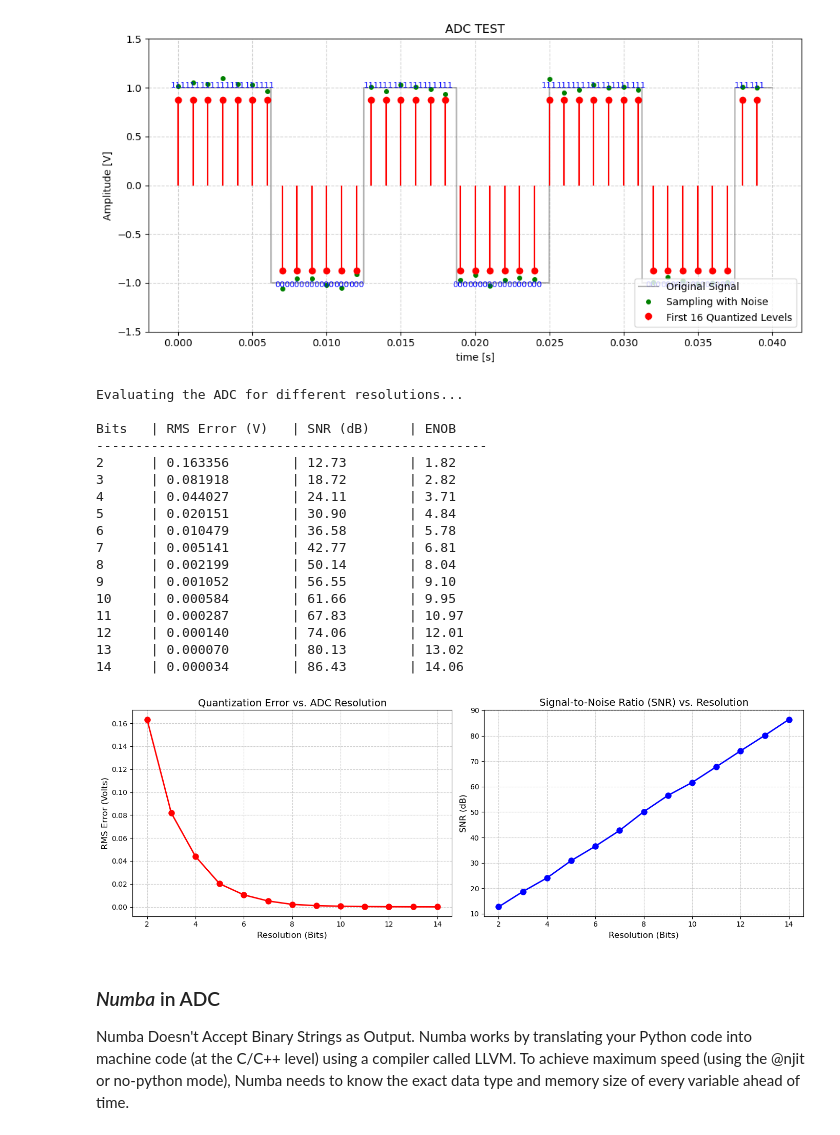
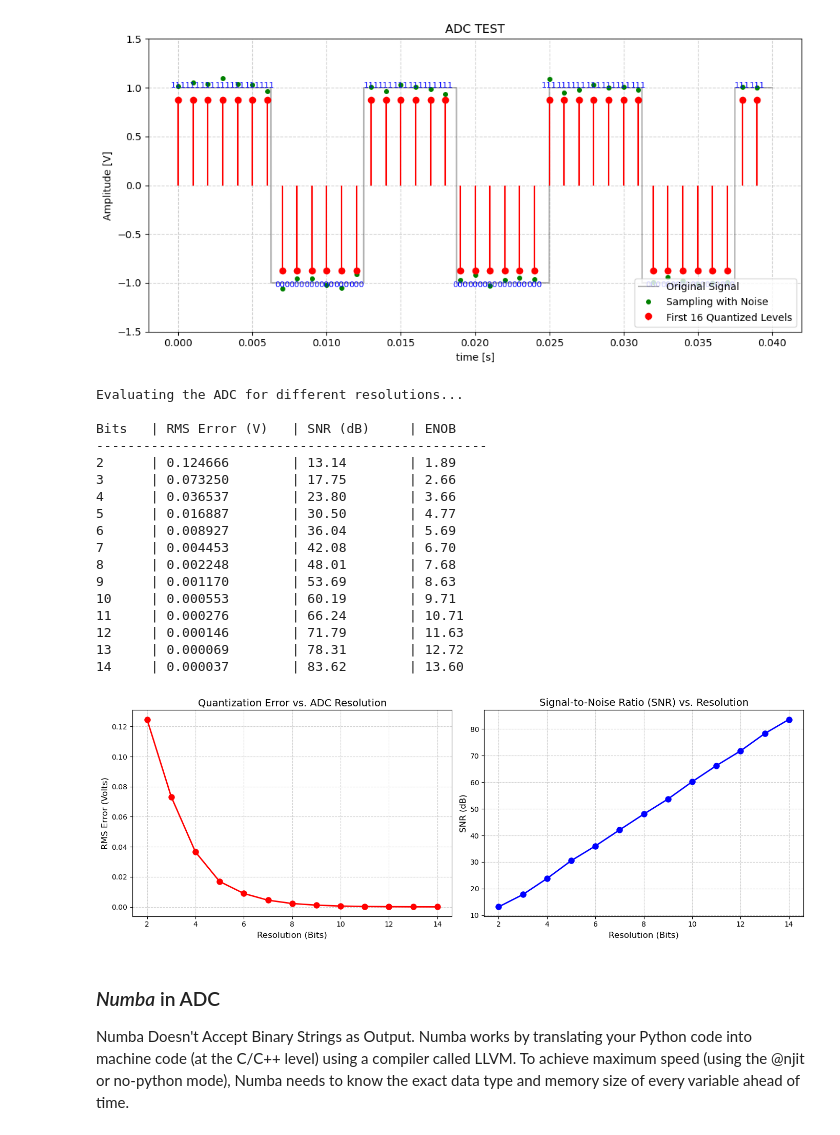
Before and after one commit to elmerfariass/DSPcap, a Jupyter notebook: ADC&DAC.ipynb, the cells around one changed output. Cells and saved outputs as stored; diff of their text form; code cells hidden in the pictures.

```diff
--- a/ADC&DAC.ipynb
+++ b/ADC&DAC.ipynb
@@ -180,7 +180,7 @@ def adc_simulation(x_analog, fs_analog, fs_sample, bits, v_min, v_max, noise_std
     step = max(1, int(fs_analog / fs_sample))
     t_sampled = t_analog[::step]
     x_sampled = x_noisy[::step]
-
+    x_analog_amostrado = x_analog[::step]  # Sinal original amostrado para comparação
     # 3. QUANTIZE
     # The continuous amplitude values are represented by a finite set of predefined levels
 
@@ -221,7 +221,7 @@ def adc_simulation(x_analog, fs_analog, fs_sample, bits, v_min, v_max, noise_std
 
     # 6. SNR AND ENOB CALCULATION
    # Calculate the average power (mean square) of the sampled signal and the quantization noise
-    P_signal = np.mean(x_sampled**2)
+    P_signal = np.mean(x_analog_amostrado**2)  ##(x_sampled**2)
     P_noise = np.mean(quantization_noise**2)
 
     # Prevents division by zero if the noise is perfectly zero (extreme theoretical scenario)
@@ -348,7 +348,7 @@ f_signal_test = 100 # 100 Hz sine wave
 t_temp = np.linspace(0, 0.05, int(fs_analog_test * 0.05))
 
 # Full-scale sine wave for the ENOB formula to work perfectly
-x_analog_test = np.sin(2 * np.pi * f_signal_test * t_temp)
+x_analog_test = 0.8*np.sin(2 * np.pi * f_signal_test * t_temp)
 
 fs_sample_test = 5000 # 5 kHz
 v_min_test = -1.0
@@ -375,7 +375,7 @@ for bits in bit_levels:
         bits=bits,
         v_min=v_min_test,
         v_max=v_max_test,
-        noise_std=0.0 # No external noise to isolate the quantization noise
+        noise_std=0.07 # No external noise to isolate the quantization noise
     )
 
     # Calculate the RMS Error (Square Root of the Mean Noise Power)
@@ -386,47 +386,47 @@ for bits in bit_levels:
     snr_results.append(snr_db)
     enob_results.append(enob)
 
     print(f"{bits:<6} | {erro_rms:<15.6f} | {snr_db:<12.2f} | {enob:.2f}")
 
 # --- PLOTTING THE RESULTS ---
 fig, (ax1, ax2) = plt.subplots(1, 2, figsize=(14, 5))
 
 # Plot 1: Exponential Drop of the Quantization Error
 ax1.plot(bit_levels, rms_errors, 'ro-', linewidth=2, markersize=8)
 ax1.set_title('Quantization Error vs. ADC Resolution', fontsize=14)
 ax1.set_xlabel('Resolution (Bits)', fontsize=12)
 ax1.set_ylabel('RMS Error (Volts)', fontsize=12)
 #ax1.set_yscale('log') # Logarithmic scale to see the exponential drop
 ax1.grid(True, which="both", ls="--", alpha=0.6)
 
 # Plot 2: SNR Increase
 ax2.plot(bit_levels, snr_results, 'bo-', linewidth=2, markersize=8)
 ax2.set_title('Signal-to-Noise Ratio (SNR) vs. Resolution', fontsize=14)
 ax2.set_xlabel('Resolution (Bits)', fontsize=12)
 ax2.set_ylabel('SNR (dB)', fontsize=12)
 ax2.grid(True, ls="--", alpha=0.6)
 
 plt.tight_layout()
 plt.show()
 # %% [output]
 Evaluating the ADC for different resolutions...
 
 Bits   | RMS Error (V)   | SNR (dB)     | ENOB
 --------------------------------------------------
-2      | 0.163356        | 12.73        | 1.82
-3      | 0.081918        | 18.72        | 2.82
-4      | 0.044027        | 24.11        | 3.71
-5      | 0.020151        | 30.90        | 4.84
-6      | 0.010479        | 36.58        | 5.78
-7      | 0.005141        | 42.77        | 6.81
-8      | 0.002199        | 50.14        | 8.04
-9      | 0.001052        | 56.55        | 9.10
-10     | 0.000584        | 61.66        | 9.95
-11     | 0.000287        | 67.83        | 10.97
-12     | 0.000140        | 74.06        | 12.01
-13     | 0.000070        | 80.13        | 13.02
-14     | 0.000034        | 86.43        | 14.06
+2      | 0.124666        | 13.14        | 1.89
+3      | 0.073250        | 17.75        | 2.66
+4      | 0.036537        | 23.80        | 3.66
+5      | 0.016887        | 30.50        | 4.77
+6      | 0.008927        | 36.04        | 5.69
+7      | 0.004453        | 42.08        | 6.70
+8      | 0.002248        | 48.01        | 7.68
+9      | 0.001170        | 53.69        | 8.63
+10     | 0.000553        | 60.19        | 9.71
+11     | 0.000276        | 66.24        | 10.71
+12     | 0.000146        | 71.79        | 11.63
+13     | 0.000069        | 78.31        | 12.72
+14     | 0.000037        | 83.62        | 13.60
-[figure, old version]
+[figure, new version]
 # %% [markdown]
 ### *Numba* in ADC
 Numba Doesn't Accept Binary Strings as Output. Numba works by translating your Python code into machine code (at the C/C++ level) using a compiler called LLVM. To achieve maximum speed (using the @njit or no-python mode), Numba needs to know the exact data type and memory size of every variable ahead of time.
```
Also changed, not shown: parts of 2 cells of this notebook.
